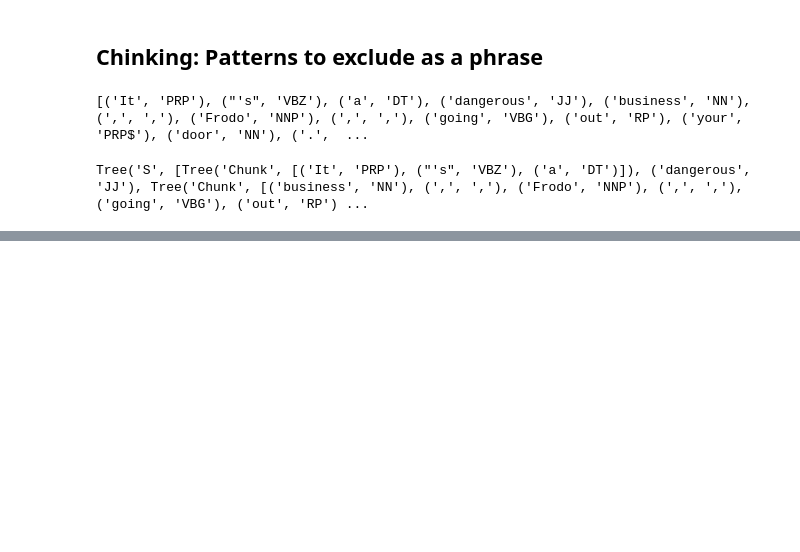
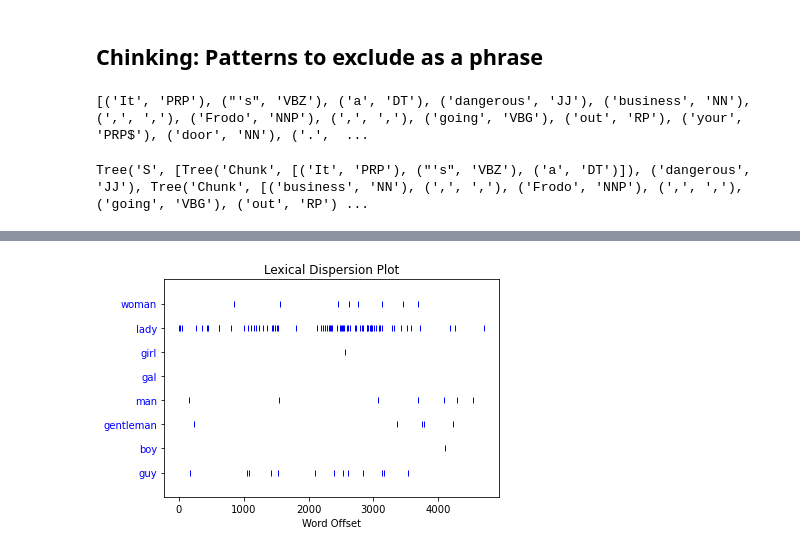
Before and after one commit to daddyjab/nlp_explore, a Jupyter notebook: nlp_with_nltk.ipynb, the cells around one changed output, grey strips where cells are left out. Cells and saved outputs as stored; diff of their text form; code cells hidden in the pictures; blank space fills up the shorter version.

```diff
--- a/nlp_with_nltk.ipynb
+++ b/nlp_with_nltk.ipynb
@@ -294,0 +381,4 @@ Tree('S', [Tree('Chunk', [('It', 'PRP'), ("'s", 'VBZ'), ('a', 'DT')]), ('dangero
+# %%
+text8.dispersion_plot(['woman', 'lady', 'girl', 'gal', 'man', 'gentleman', 'boy', 'guy'])
+# %% [output]
+[figure, added]
```
Also changed, not shown: parts of 55 cells of this notebook.
